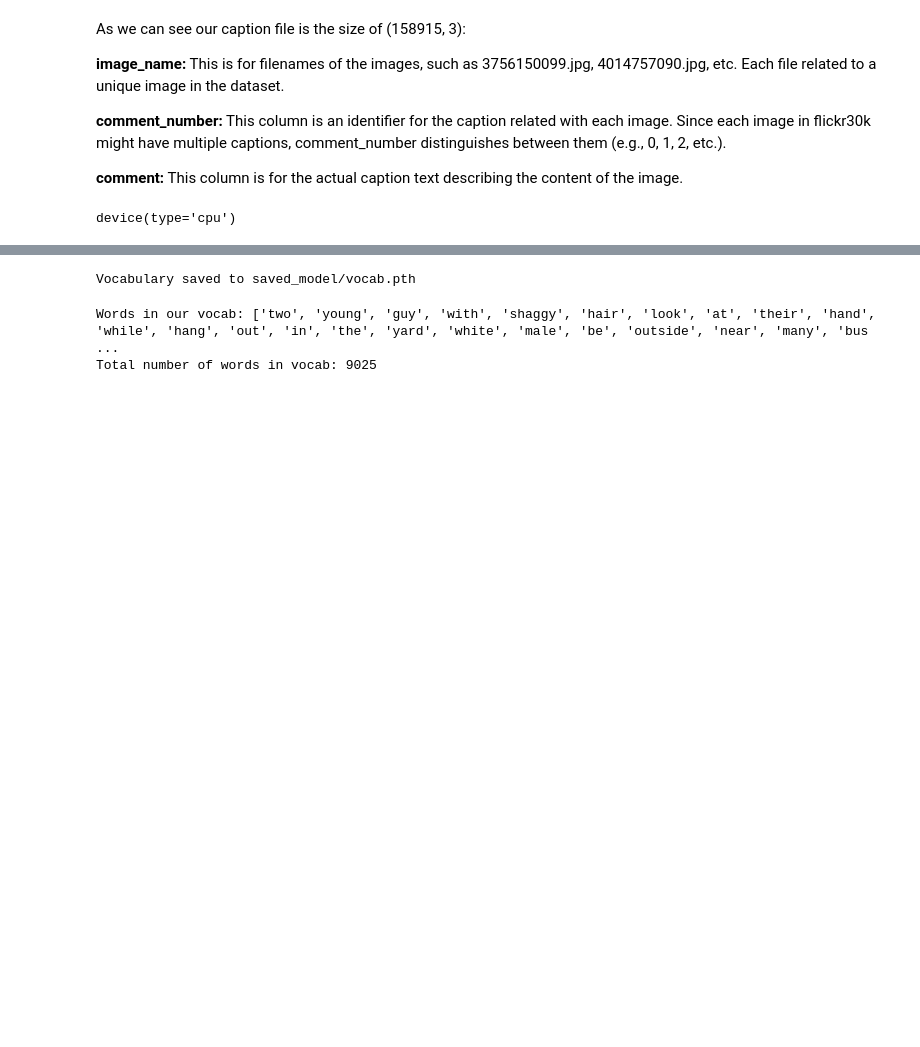
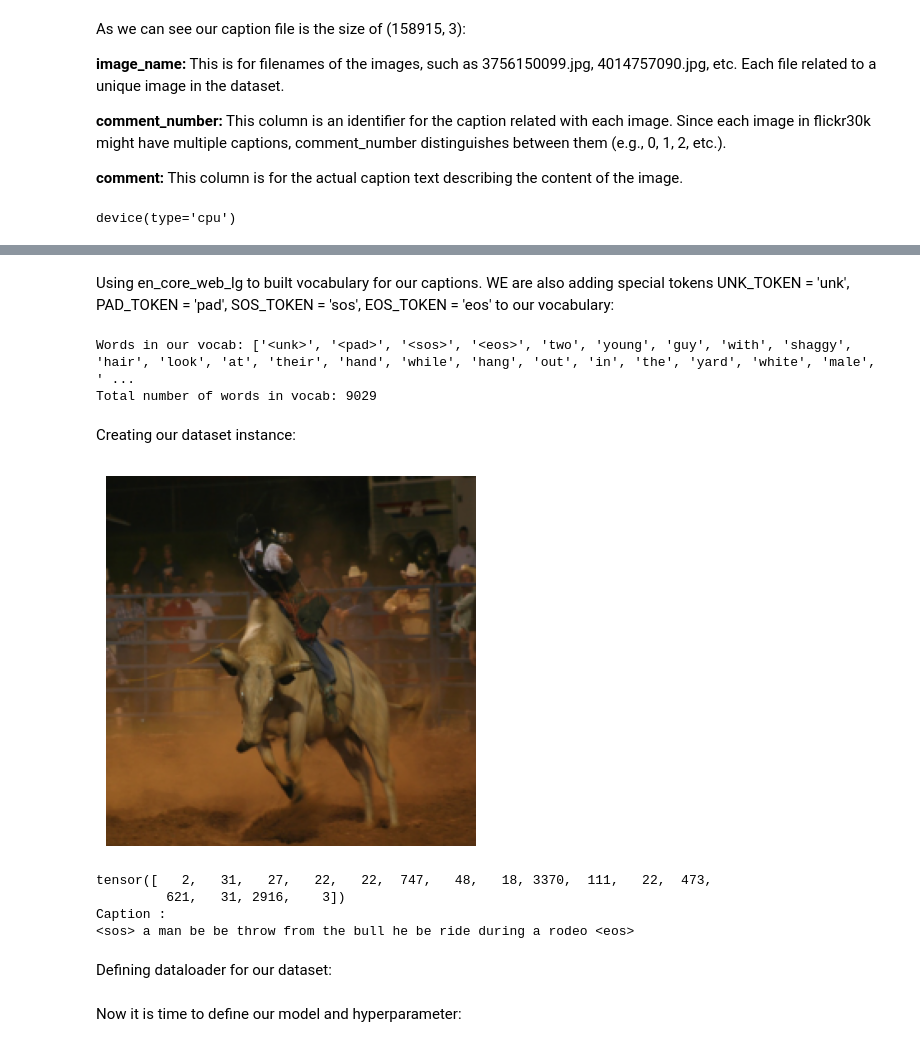
Before and after one commit to shshakib/Image_Captioning, a Jupyter notebook: notebooks/ImageCaptioning_LSTM_Attention.ipynb, the cells around one changed output, grey strips where cells are left out. Saved outputs shown, nothing was run; the diff lists cells and outputs as text; code cells hidden in the pictures; blank space fills up the shorter version.

```diff
--- a/notebooks/ImageCaptioning_LSTM_Attention.ipynb
+++ b/notebooks/ImageCaptioning_LSTM_Attention.ipynb
@@ -102,16 +112,16 @@ os.chdir(project_root)
+# %% [markdown]
+Using en_core_web_lg to built vocabulary for our captions. WE are also adding special tokens UNK_TOKEN = 'unk', PAD_TOKEN = 'pad', SOS_TOKEN = 'sos', EOS_TOKEN = 'eos' to our vocabulary:
 # %%
-from src.vocab_builder import build_vocab, load_vocab
+from src.vocab_builder import VocabularyBuilder
 
 #Replace non-string values with empty string
 image_captions['comment'] = image_captions['comment'].apply(lambda x: x if isinstance(x, str) else '')
-
 text_lines = image_captions['comment'].tolist()
 
-#Uncomment or comment based on your need
-vocab = build_vocab(text_lines, min_freq=2)
-#vocab = load_vocab()
+#Uncomment or comment if you want to load or build/save
+vocab_builder = VocabularyBuilder(min_freq=2, save_path='saved_model/vocab.pth', special_token=True)
+#vocab = vocab_builder.build_vocab(text_lines)
+vocab = vocab_builder.load_vocab(device)
-# %% [output]
-Vocabulary saved to saved_model/vocab.pth
 # %%
 words = vocab.get_itos()
 print("Words in our vocab:", words)
@@ -119,5 +129,43 @@ print("Words in our vocab:", words)
 vocab_length = len(vocab)
 print(f"Total number of words in vocab: {vocab_length}")
 # %% [output]
-Words in our vocab: ['two', 'young', 'guy', 'with', 'shaggy', 'hair', 'look', 'at', 'their', 'hand', 'while', 'hang', 'out', 'in', 'the', 'yard', 'white', 'male', 'be', 'outside', 'near', 'many', 'bus ...
-Total number of words in vocab: 9025
+Words in our vocab: ['<unk>', '<pad>', '<sos>', '<eos>', 'two', 'young', 'guy', 'with', 'shaggy', 'hair', 'look', 'at', 'their', 'hand', 'while', 'hang', 'out', 'in', 'the', 'yard', 'white', 'male', ' ...
+Total number of words in vocab: 9029
+# %% [markdown]
+Creating our dataset instance:
+# %%
+from src.image_caption_dataset import ImageCaptionDataset
+
+# transforms = T.Compose([
+#     T.Resize(226),
+#     T.RandomCrop(224),
+#     T.ToTensor(),
+#     T.Normalize((1, 1, 1), (1, 1, 1))
+# ])
+transforms = T.Compose([
+            T.Resize((224, 224)),  #Resize to fixed size
+            T.ToTensor()
+        ])
+
+
+flickr_dataset =  ImageCaptionDataset(
+    image_paths = image_paths,
+    captions = captions_path,
+    vocabulary_builder=vocab_builder,
+    transform = transforms
+)
+# %%
+from src.utils import display_image
+img, ids = flickr_dataset[10366]
+display_image(img)
+print(ids)
+print('Caption :')
+print(vocab_builder.token_ids_to_caption(ids))
+# %% [output]
+[figure, added]
+tensor([   2,   31,   27,   22,   22,  747,   48,   18, 3370,  111,   22,  473,
+         621,   31, 2916,    3])
+Caption :
+<sos> a man be be throw from the bull he be ride during a rodeo <eos>
+# %% [markdown]
+Defining dataloader for our dataset:
@@ -123,0 +189,2 @@ Total number of words in vocab: 9025
+# %% [markdown]
+Now it is time to define our model and hyperparameter:
```
Also changed, not shown: parts of 12 cells of this notebook.
